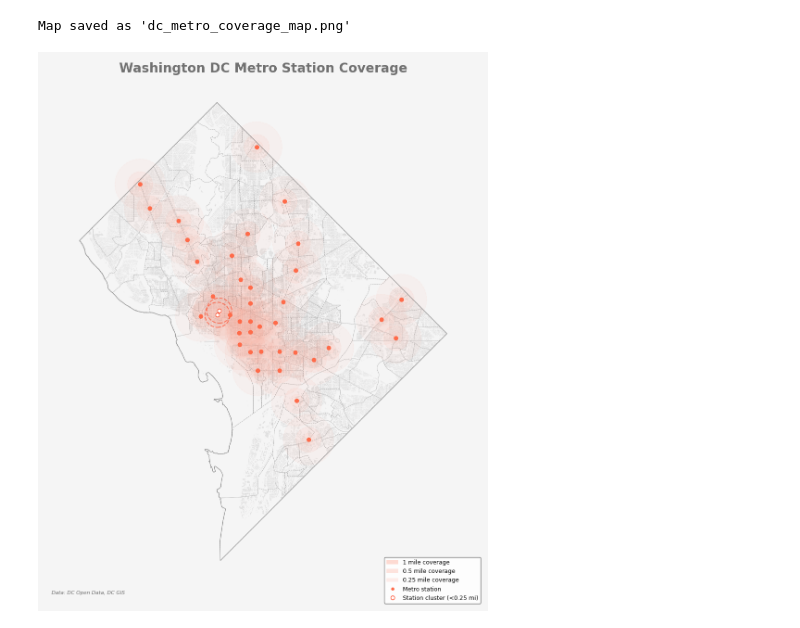
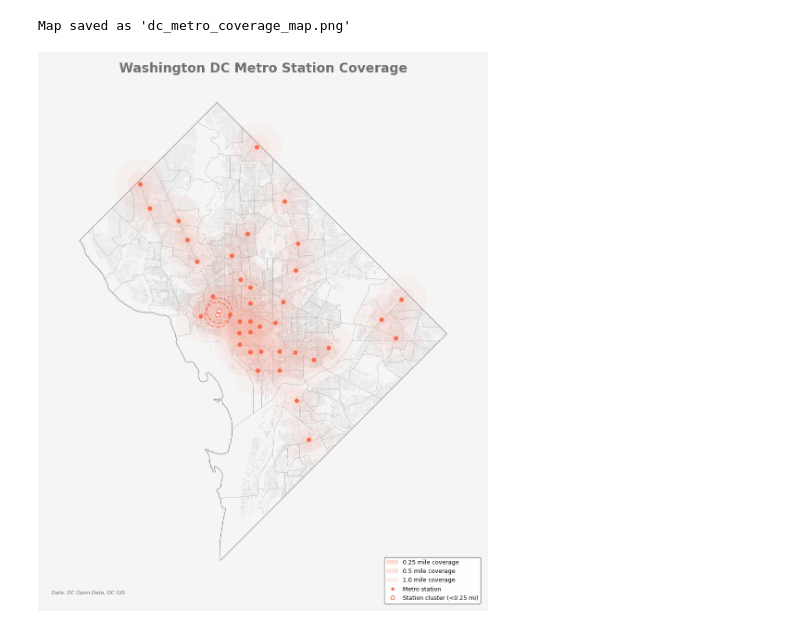
Before and after one commit to jenniferluu6/30DayMapChallenge-2025, a Jupyter notebook: Day1_Points/dc_metro_dots.ipynb, the cells around one changed output. Cells and saved outputs as stored; diff of their text form; code cells hidden in the pictures.

```diff
--- a/Day1_Points/dc_metro_dots.ipynb
+++ b/Day1_Points/dc_metro_dots.ipynb
@@ -123,9 +123,9 @@ ax.set_ylim(bounds[1] - y_range * padding, bounds[3] + y_range * padding)
 
 # Create legend
 legend_elements = [
-    Patch(facecolor='#ff8a70', alpha=0.3, label='1 mile coverage'),
+    Patch(facecolor='#ff8a70', alpha=0.3, label='0.25 mile coverage'),
     Patch(facecolor='#ffa896', alpha=0.3, label='0.5 mile coverage'),
-    Patch(facecolor='#ffc7bc', alpha=0.3, label='0.25 mile coverage'),
+    Patch(facecolor='#ffc7bc', alpha=0.3, label='1.0 mile coverage'),
     plt.Line2D([0], [0], marker='o', color='w', markerfacecolor='#ff6b4a',
                markersize=6, label='Metro station'),
     plt.Line2D([0], [0], marker='o', color='w', markerfacecolor='white',
@@ -134,32 +134,31 @@ legend_elements = [
 ]
 
 ax.legend(handles=legend_elements, loc='lower right',
          frameon=True, facecolor='white', edgecolor='#666666EC',
          fontsize=9, framealpha=0.9)
 
 # Add data source note
 ax.text(0.02, 0.02, 'Data: DC Open Data, DC GIS',
         transform=ax.transAxes,
         fontsize=8,
         color='#666666EC',
         ha='left',
         va='bottom',
         style='italic')
 
 
 # Map aesthetics
 ax.set_facecolor("#e3e1e1")
 fig.patch.set_facecolor('#f5f5f5')
 
 plt.tight_layout(pad=0.5)
 
 # Save the figure
 plt.savefig('dc_metro_coverage_map.png', dpi=300, bbox_inches='tight',
             facecolor='#f5f5f5')
-print("Map saved as 'dc_metro_coverage_map.png'")
 
 # Display the map
 plt.show()
 # %% [output]
 Map saved as 'dc_metro_coverage_map.png'
-[figure, old version]
+[figure, new version]
```
Also changed, not shown: 19 other files.
